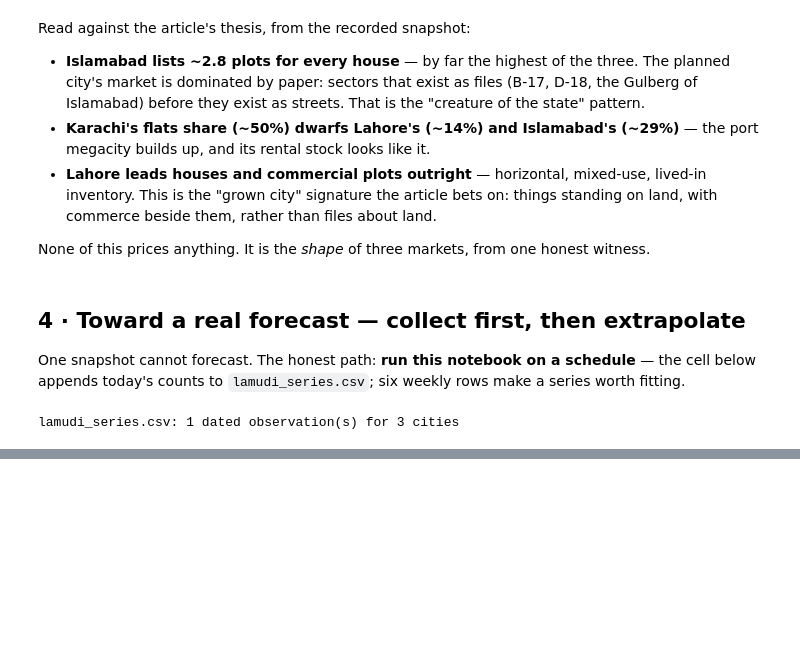
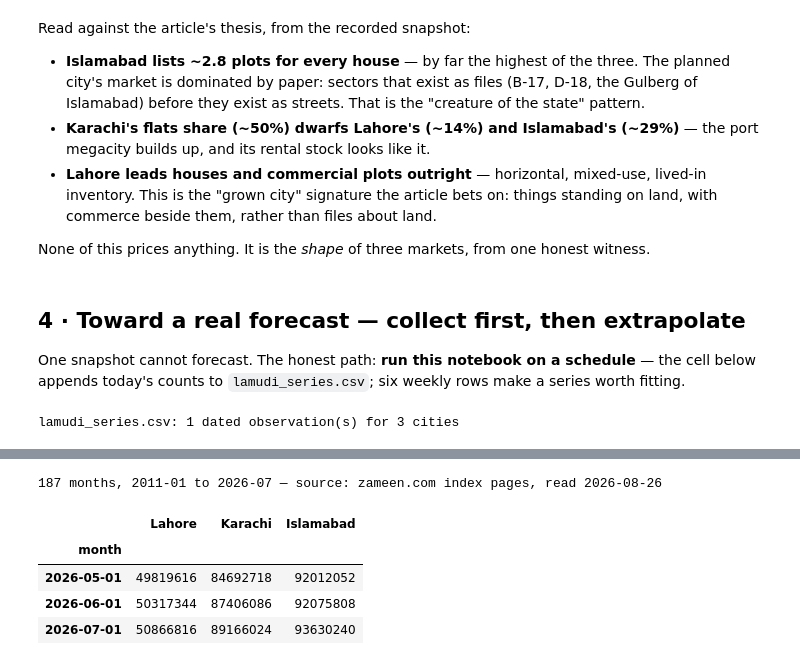
Before and after one commit to samas-it-services/ilm-red-addons, a Jupyter notebook: notebooks/lahore-real-estate/lahore_real_estate_lab.ipynb, the cells around one changed output, grey strips where cells are left out. Drawn from its saved outputs; the diff is of its cells as text; code cells hidden in the pictures; blank space fills up the shorter version.

```diff
--- a/notebooks/lahore-real-estate/lahore_real_estate_lab.ipynb
+++ b/notebooks/lahore-real-estate/lahore_real_estate_lab.ipynb
@@ -170,0 +186,16 @@ the caveat retires itself.
+# %%
+from pathlib import Path
+import numpy as np
+
+ZAMEEN_CSV = Path("zameen_house_index.csv")
+zameen = pd.read_csv(ZAMEEN_CSV, parse_dates=["month"]).set_index("month").sort_index()
+zameen.columns = ["Lahore", "Karachi", "Islamabad"]
+print(f"{len(zameen)} months, {zameen.index[0]:%Y-%m} to {zameen.index[-1]:%Y-%m} — source: zameen.com index pages, read 2026-08-26")
+zameen.tail(3).round(0).astype(int)
+# %% [output]
+187 months, 2011-01 to 2026-07 — source: zameen.com index pages, read 2026-08-26
+|  | Lahore | Karachi | Islamabad |
+| month |  |  |  |
+| 2026-05-01 | 49819616 | 84692718 | 92012052 |
+| 2026-06-01 | 50317344 | 87406086 | 92075808 |
+| 2026-07-01 | 50866816 | 89166024 | 93630240 |
```
Also changed, not shown: parts of 9 cells of this notebook, 3 other files.
